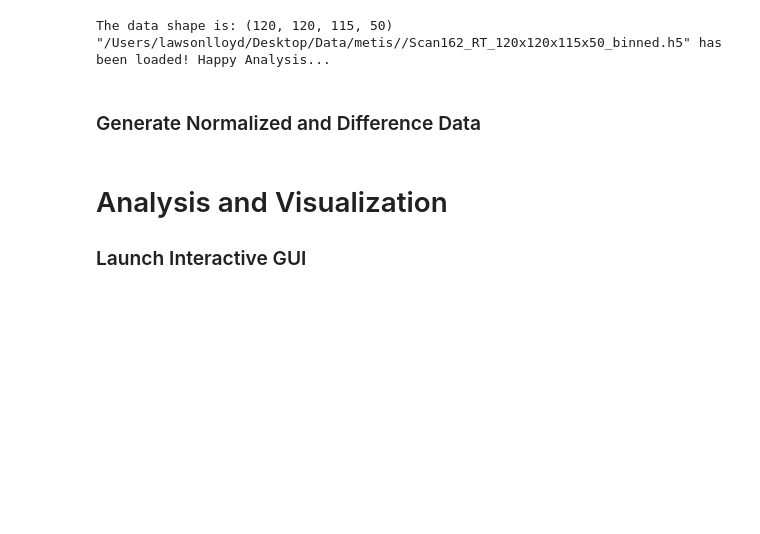
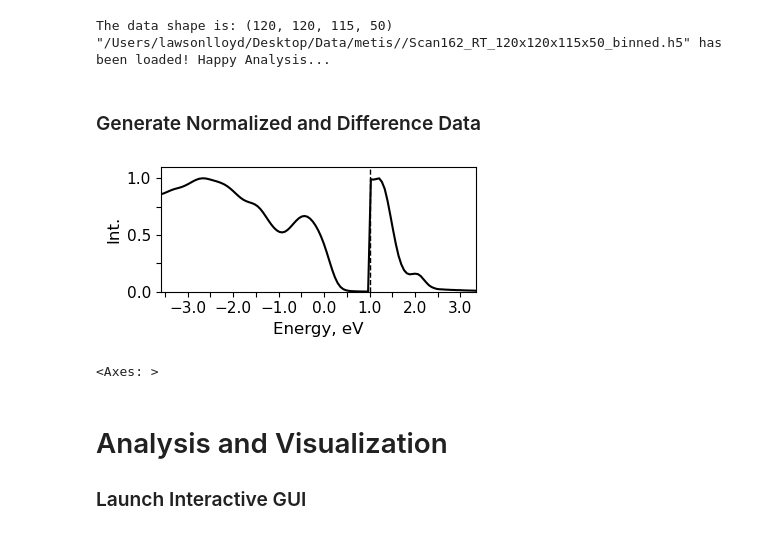
Before and after one commit to lawsonlloyd/mpes-analysis, a Jupyter notebook: notebooks/mpes_Plot_Analysis.ipynb, the cells around one changed output. Cells and saved outputs as stored; diff of their text form; code cells hidden in the pictures; blank space fills up the shorter version.

```diff
--- a/notebooks/mpes_Plot_Analysis.ipynb
+++ b/notebooks/mpes_Plot_Analysis.ipynb
@@ -65,6 +65,23 @@ if "delay" in I.dims:
     I_diff = I_diff/np.max(I_diff)
 else:
     I_res = I/np.max(I)
+# %%
+edc = mpes.get_edc(I, (0,0), (.5, .5), E_enhance = 0)
+
+fig, ax = plt.subplots(1,1, figsize=(4,2))
+#ax = ax.flatten()
+_, _, line, line2 = mpes.plot_edc(I_res, (0,0), (.5, .5), E_enhance = None, fig = fig, ax = ax, norm_trace = True)
+
+ydata = mpes.get_edc(I_res, (0,0), (5, 5), E_enhance = 1)
+line
+line[0].set_ydata(ydata)
+line2.set_xdata(1)
+# %% [output]
+[figure, added]
+# %%
+ax[0]
+# %% [output]
+<Axes: >
 # %% [markdown]
 # Analysis and Visualization
 ### Launch Interactive GUI
```
Also changed, not shown: parts of 2 cells of this notebook, 3 other files.
